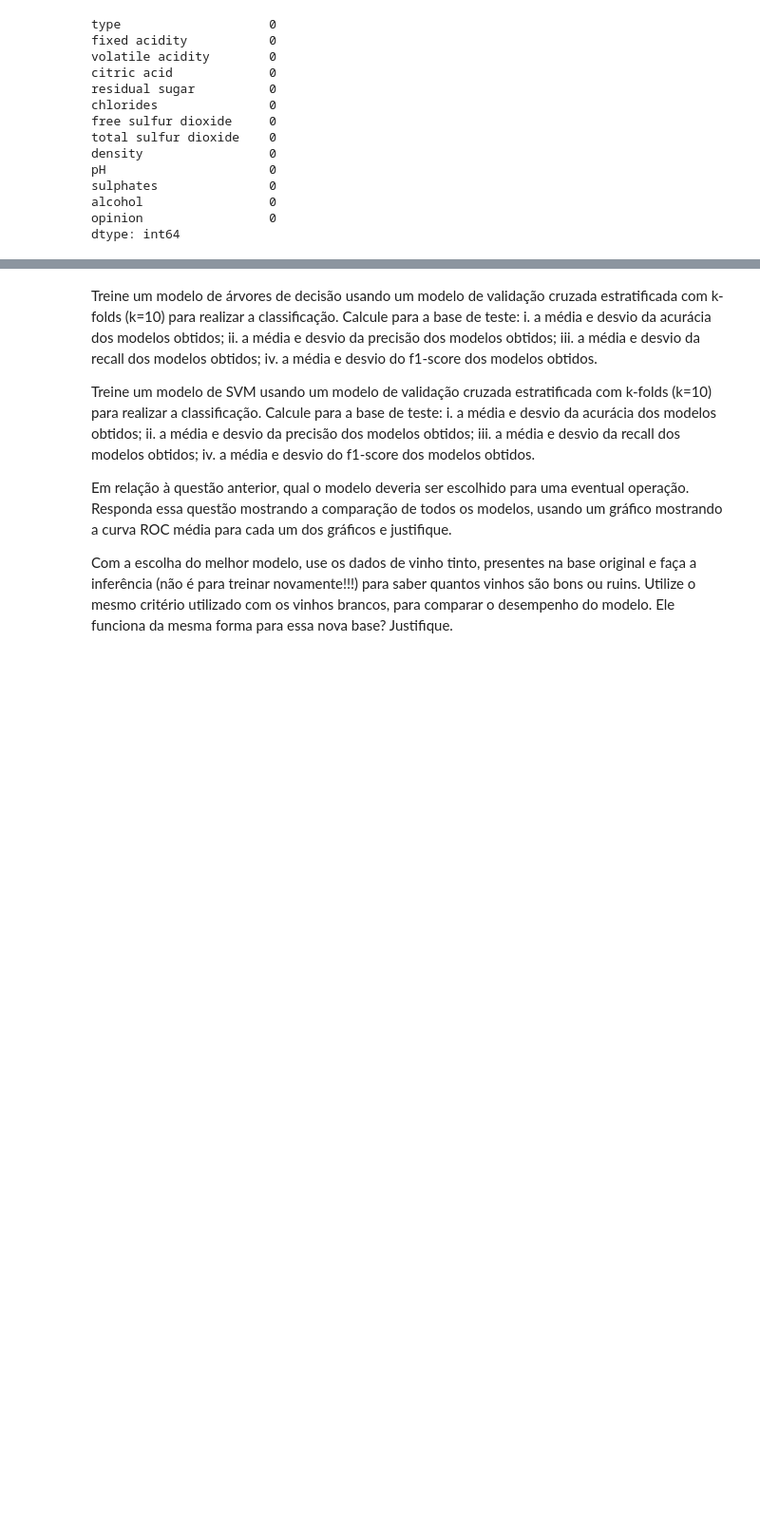
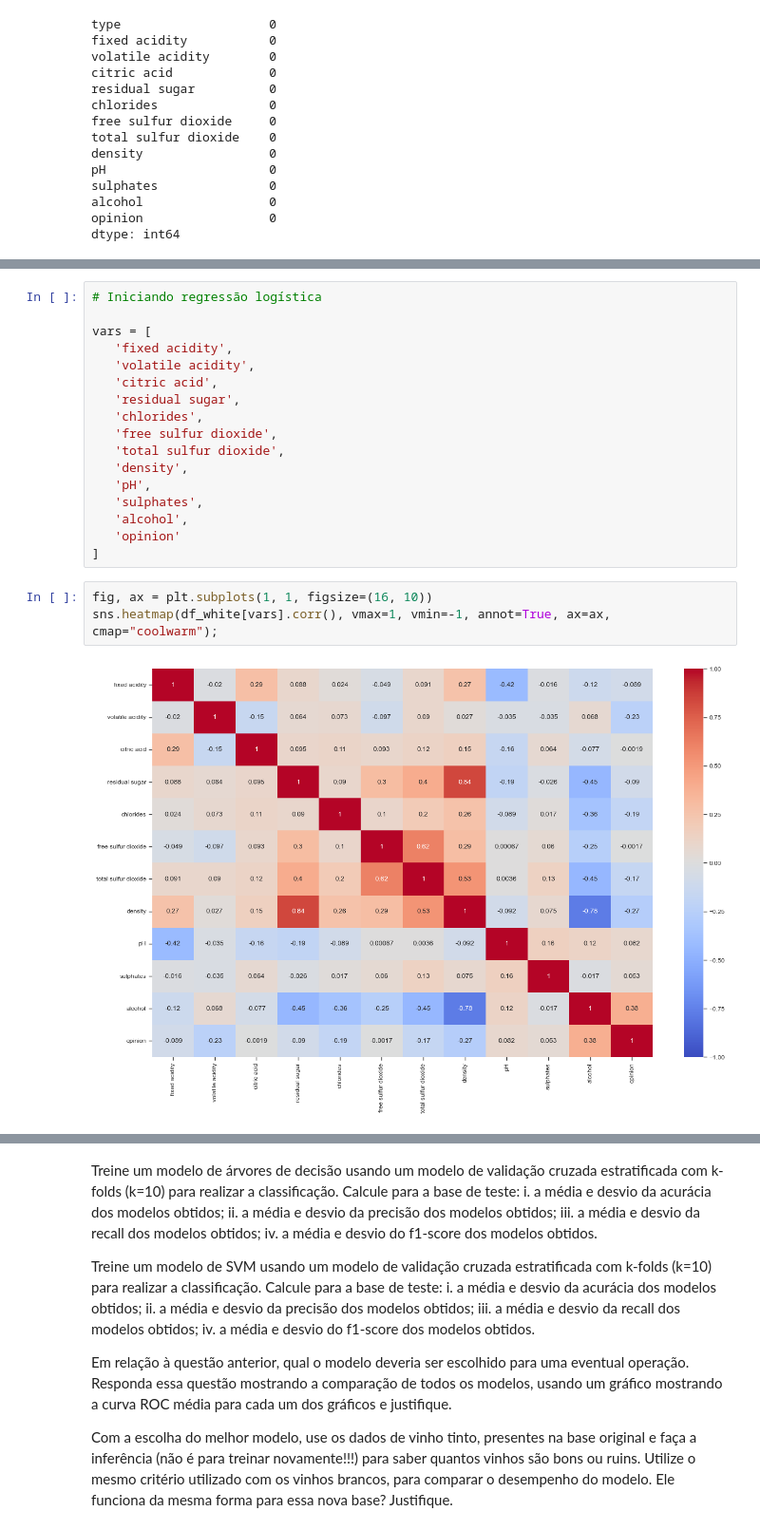
Before and after one commit to FabioRochaPoeta/wine-case, a Jupyter notebook: analisando-db-vinho-branco.ipynb, the cells around one changed output, grey strips where cells are left out. Shown at 95% size. Cells and saved outputs as stored; diff of their text form; blank space fills up the shorter version.

```diff
--- a/analisando-db-vinho-branco.ipynb
+++ b/analisando-db-vinho-branco.ipynb
@@ -243,0 +286,22 @@ df_white.reset_index(inplace=True)
+# %%
+# Iniciando regressão logística
+
+vars = [
+   'fixed acidity',
+   'volatile acidity',
+   'citric acid',
+   'residual sugar',
+   'chlorides',
+   'free sulfur dioxide',
+   'total sulfur dioxide',
+   'density',
+   'pH',
+   'sulphates',
+   'alcohol',
+   'opinion'
+]
+# %%
+fig, ax = plt.subplots(1, 1, figsize=(16, 10))
+sns.heatmap(df_white[vars].corr(), vmax=1, vmin=-1, annot=True, ax=ax, cmap="coolwarm");
+# %% [output]
+[figure, added]
```
Also changed, not shown: parts of 15 cells of this notebook.
